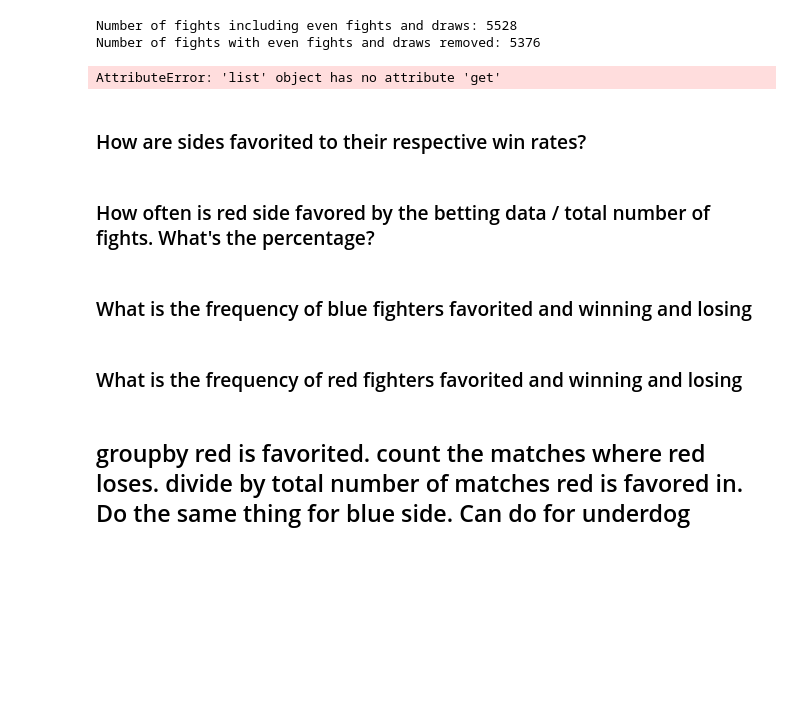
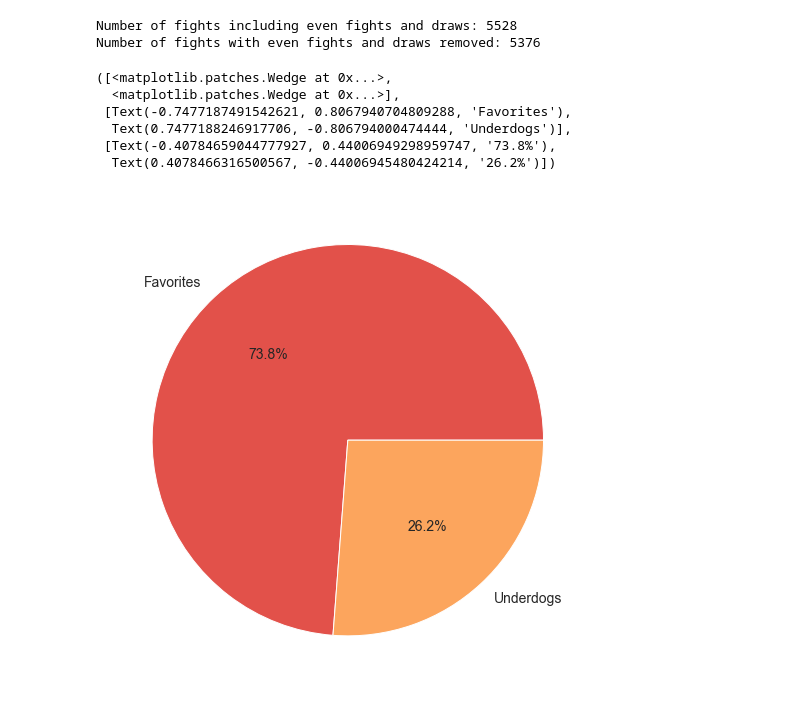
Before and after one commit to NittiJ/UFC-Data-Analysis-Red-Side-vs.-Blue-Side, a Jupyter notebook: UFC Red Side vs. Blue Side Analysis.ipynb, the cells around one changed output. Cells and saved outputs as stored; diff of their text form; code cells hidden in the pictures; blank space fills up the shorter version.

```diff
--- a/UFC Red Side vs. Blue Side Analysis.ipynb
+++ b/UFC Red Side vs. Blue Side Analysis.ipynb
@@ -295,31 +450,26 @@ print(f"Number of fights with even fights and draws removed: {len(df_no_even)}")
 Number of fights including even fights and draws: 5528
 Number of fights with even fights and draws removed: 5376
 # %%
+sns.set_palette("Spectral")
 number_of_fights = len(df_no_even)
 number_of_upsets = len(df_no_even[df_no_even['Winner'] == df_no_even['underdog']])
 number_of_favorites = len(df_no_even[df_no_even['Winner'] != df_no_even['underdog']])
 #print(number_of_upsets)
 #print(number_of_fights)
 #print(number_of_favorites)
 upset_percent = (number_of_upsets / number_of_fights) * 100
 favorite_percent = (number_of_favorites / number_of_fights) * 100
 #print(upset_percent)
 #print(favorite_percent)
 labels = 'Favorites', 'Underdogs'
 sizes = [favorite_percent, upset_percent]
-# fig1, ax1 = plt.subplots(figsize=(9,9))
-# ax1.pie(sizes, labels=labels, autopct='%1.1f%%', textprops={'fontsize': 14})
-fig1, g = sns.countplot(x="title_bout", data=sizes)
-g.set(xlabel="Type of Fight",ylabel="Number of Fights")
+fig1, ax1 = plt.subplots(figsize=(9,9))
+ax1.pie(sizes, labels=labels, autopct='%1.1f%%', textprops={'fontsize': 14})
 # %% [output]
-AttributeError: 'list' object has no attribute 'get'
+([<matplotlib.patches.Wedge at 0x...>,
+  <matplotlib.patches.Wedge at 0x...>],
+ [Text(-0.7477187491542621, 0.8067940704809288, 'Favorites'),
+  Text(0.7477188246917706, -0.806794000474444, 'Underdogs')],
+ [Text(-0.40784659044777927, 0.44006949298959747, '73.8%'),
+  Text(0.4078466316500567, -0.44006945480424214, '26.2%')])
+[figure, added]
-# %% [markdown]
-### How are sides favorited to their respective win rates?
-# %% [markdown]
-### How often is red side favored by the betting data / total number of fights. What's the percentage?
-# %% [markdown]
-### What is the frequency of blue fighters favorited and winning and losing
-# %% [markdown]
-### What is the frequency of red fighters favorited and winning and losing
-# %% [markdown]
-## groupby red is favorited. count the matches where red loses. divide by total number of matches red is favored in. Do the same thing for blue side. Can do for underdog
```
Also changed, not shown: parts of 38 cells of this notebook, 2 other files.
